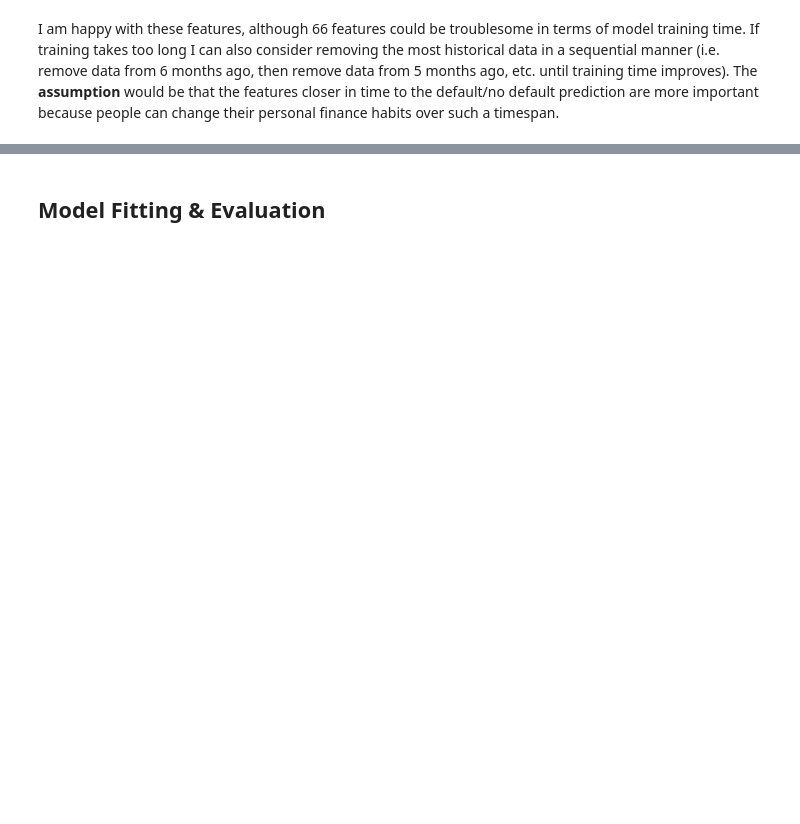
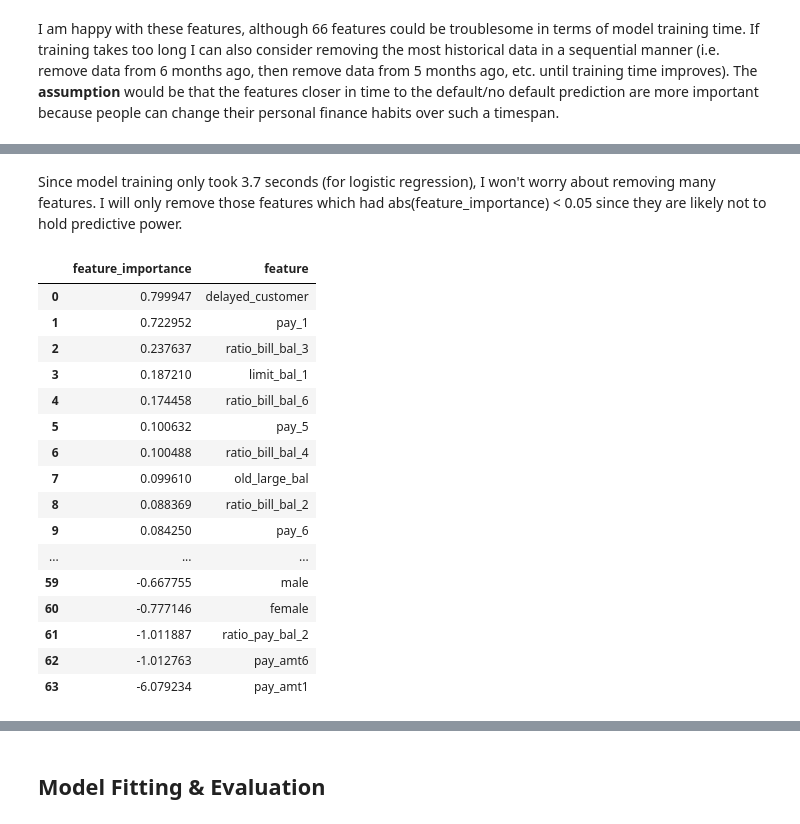
Before and after one commit to pierrewinter/CreditSesame, a Jupyter notebook: credit_default_prediction.ipynb, the cells around one changed output, grey strips where cells are left out. Drawn from its saved outputs; the diff is of its cells as text; code cells hidden in the pictures; blank space fills up the shorter version.

```diff
--- a/credit_default_prediction.ipynb
+++ b/credit_default_prediction.ipynb
@@ -533,0 +520,8 @@ data.iloc[data.index[np.isinf(data).any(1)]]
+# %%
+#Scale the bill amount columns
+#I will use the standard scaler rather than minmax scaler here since some bill amounts can also be negative (pay forward credit)
+
+for col in bill_cols:
+    scaler = StandardScaler()
+    scaled_col = scaler.fit_transform(data[col].values.reshape(-1,1))
+    data[col] = pd.Series(scaled_col.flatten(), index=data.index, name=col)
@@ -543,0 +580,23 @@ ValueError: Input contains NaN, infinity or a value too large for dtype('float64
+# %% [markdown]
+Since model training only took 3.7 seconds (for logistic regression), I won't worry about removing many features. I will only remove those features which had abs(feature_importance) < 0.05 since they are likely not to hold predictive power.
+# %%
+coefs_sorted = coefs_sorted[np.abs(coefs_sorted['feature_importance']) > 0.05]
+coefs_sorted
+# %% [output]
+|  | feature_importance | feature |
+| 0 | 0.799947 | delayed_customer |
+| 1 | 0.722952 | pay_1 |
+| 2 | 0.237637 | ratio_bill_bal_3 |
+| 3 | 0.187210 | limit_bal_1 |
+| 4 | 0.174458 | ratio_bill_bal_6 |
+| 5 | 0.100632 | pay_5 |
+| 6 | 0.100488 | ratio_bill_bal_4 |
+| 7 | 0.099610 | old_large_bal |
+| 8 | 0.088369 | ratio_bill_bal_2 |
+| 9 | 0.084250 | pay_6 |
+| ... | ... | ... |
+| 59 | -0.667755 | male |
+| 60 | -0.777146 | female |
+| 61 | -1.011887 | ratio_pay_bal_2 |
+| 62 | -1.012763 | pay_amt6 |
+| 63 | -6.079234 | pay_amt1 |
```
Also changed, not shown: parts of 19 cells of this notebook.
